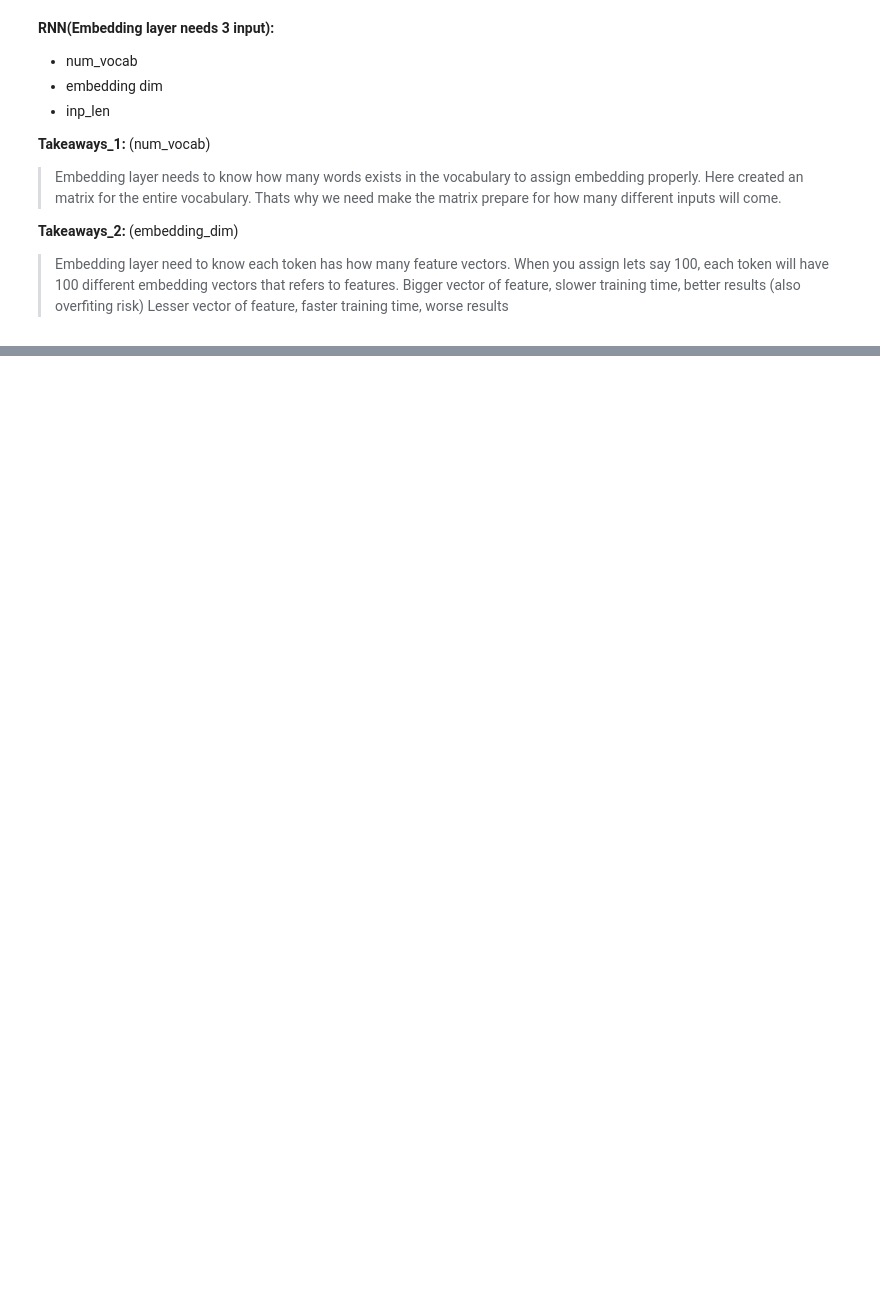
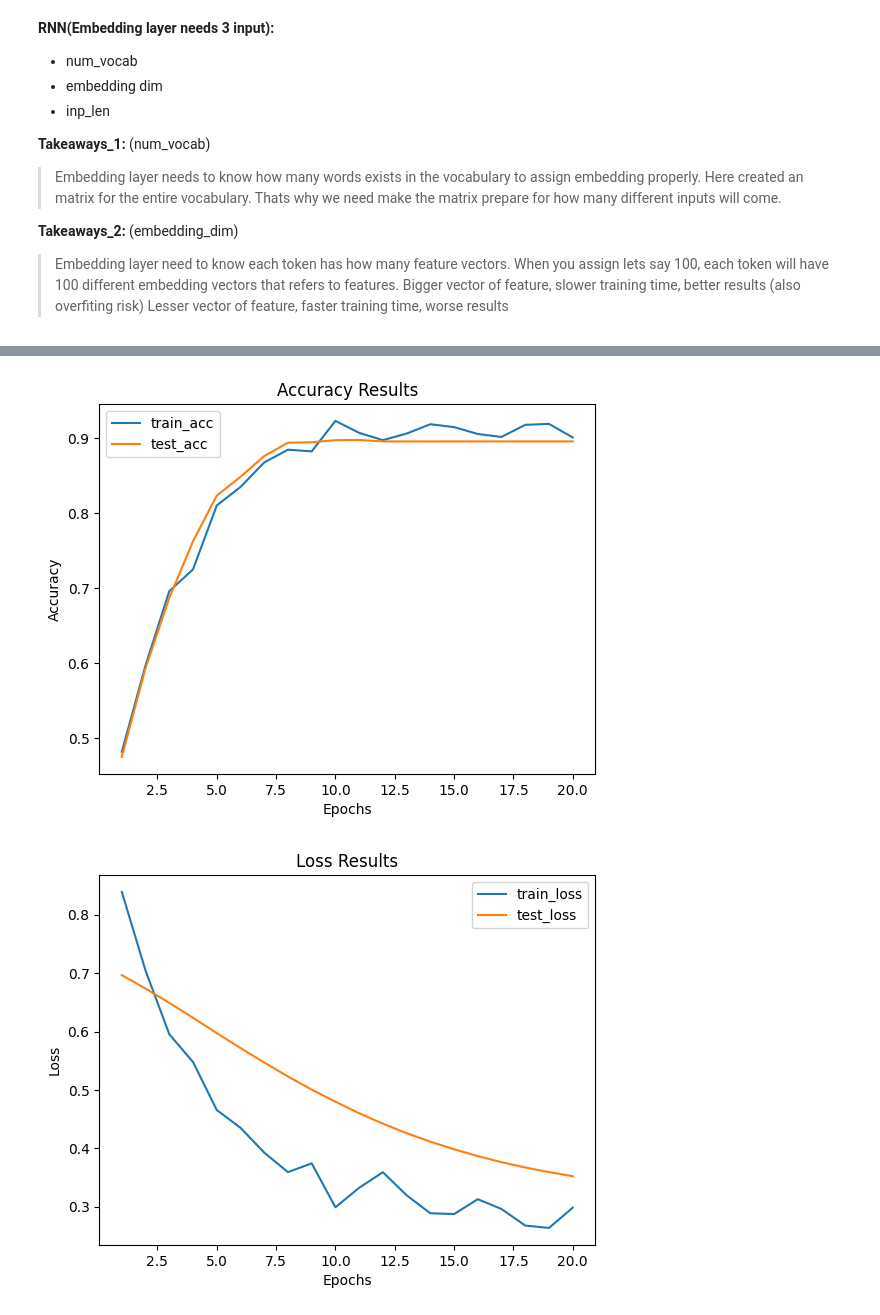
Before and after one commit to cagricivici/NLP_Examples, a Jupyter notebook: BasicRNN/basicrnn.ipynb, the cells around one changed output, grey strips where cells are left out. Saved outputs shown, nothing was run; the diff lists cells and outputs as text; code cells hidden in the pictures; blank space fills up the shorter version.

```diff
--- a/BasicRNN/basicrnn.ipynb
+++ b/BasicRNN/basicrnn.ipynb
@@ -235,8 +253,8 @@ for e in x_train_seq:
         print('blinked!')
         break
 
-x_train_pad = pad_sequences(x_train_seq, maxlen=maxlen, padding='post', truncating='post') #post or pre
-x_test_pad = pad_sequences(x_test_seq, maxlen=maxlen, padding='post', truncating='post') #post or pre
+x_train_pad = pad_sequences(x_train_seq, maxlen=maxlen, padding='pre', truncating='pre') #post or pre
+x_test_pad = pad_sequences(x_test_seq, maxlen=maxlen, padding='pre', truncating='pre') #post or pre
 
 #now check whether the truncating is done succesfully:
 checker = True
@@ -275,16 +301,19 @@ print(vocab_size)
 # %%
+from tensorflow.keras.optimizers import Adam
+
 loss = 'binary_crossentropy'
-optimizer = 'adam'
-metrics = ['accuracy']
 
 with strategy.scope():
+    optimizer = Adam(learning_rate=1e-5,clipnorm=1.0)
+
     model = Sequential()
 
-    model.add(Embedding(vocab_size,100,input_length = maxlen)) #embedding_dim,output_dim,inp_len
+    model.add(Embedding(vocab_size+1,300,input_length = maxlen)) #embedding_dim,output_dim,inp_len
+    model.add(BatchNormalization())
     model.add(SimpleRNN(100))
     model.add(Dense(1,activation='sigmoid'))
 
     model.build(input_shape=(None, 2000))
-    model.compile(loss='binary_crossentropy', optimizer='adam', metrics=['accuracy'])
+    model.compile(loss='binary_crossentropy', optimizer=optimizer,metrics =['accuracy'])
 model.summary()
 # %% [output]
@@ -305,2 +340,2 @@ Model: "sequential"
 # %%
-model.fit(x_train_pad,y_train,epochs = 5, batch_size=128,validation_data = (x_test_pad,y_test))
+history = model.fit(x_train_pad,y_train,epochs = 20, batch_size=64*strategy.num_replicas_in_sync,validation_data = (x_test_pad,y_test))
@@ -358,0 +381,27 @@ INFO:tensorflow:*** Available Device: _DeviceAttributes(/job:localhost/replica:0
+# %%
+train_acc = history.history['accuracy']
+test_acc = history.history['val_accuracy']
+train_loss = history.history['loss']
+test_loss = history.history['val_loss']
+
+epoch = range(1,len(train_acc)+1) # From  1 to epoch number
+
+
+plt.plot(epoch,train_acc ,label ='train_acc')
+plt.plot(epoch,test_acc ,label ='test_acc')
+plt.title('Accuracy Results')
+plt.xlabel('Epochs')
+plt.ylabel('Accuracy')
+plt.legend()
+plt.show()
+
+plt.plot(epoch,train_loss ,label ='train_loss')
+plt.plot(epoch,test_loss ,label ='test_loss')
+plt.title('Loss Results')
+plt.xlabel('Epochs')
+plt.ylabel('Loss')
+plt.legend()
+plt.show()
+# %% [output]
+[figure, added]
+[figure, added]
```
Also changed, not shown: parts of 16 cells of this notebook.
